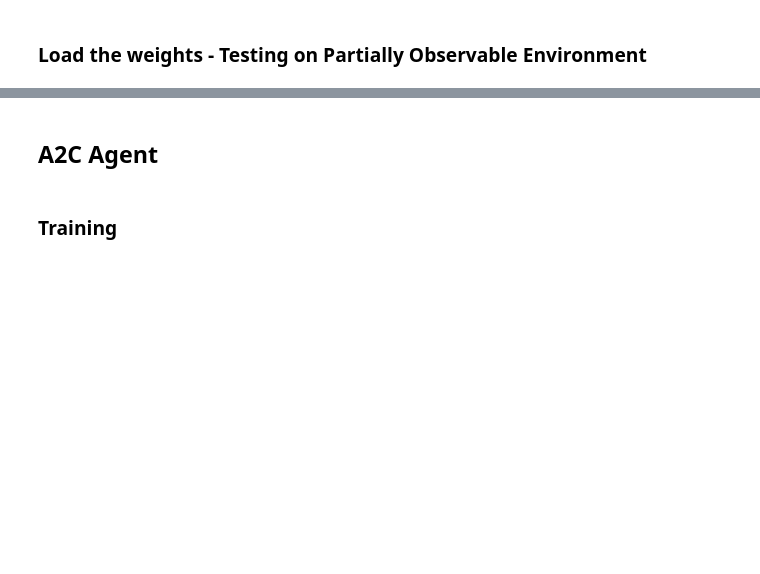
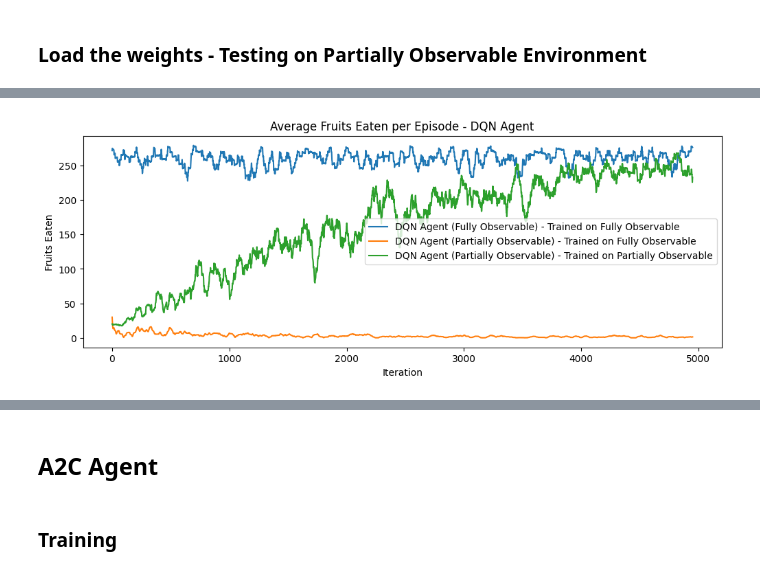
Before and after one commit to eddyfri/Snake-RL, a Jupyter notebook: main.ipynb, the cells around one changed output, grey strips where cells are left out. Saved outputs shown, nothing was run; the diff lists cells and outputs as text; code cells hidden in the pictures; blank space fills up the shorter version.

```diff
--- a/main.ipynb
+++ b/main.ipynb
@@ -277,0 +278,14 @@ plt.close()
+# %%
+plt.figure(figsize=(12, 4))
+plt.plot(moving_average(fruits_eaten_loaded, window), label='DQN Agent (Fully Observable) - Trained on Fully Observable')
+plt.plot(moving_average(fruits_eaten_loaded_po, window), label='DQN Agent (Partially Observable) - Trained on Fully Observable')
+plt.plot(moving_average(fruits_eaten_dqn_po, window), label='DQN Agent (Partially Observable) - Trained on Partially Observable')
+plt.title('Average Fruits Eaten per Episode - DQN Agent')
+plt.xlabel('Iteration')
+plt.ylabel('Fruits Eaten')
+plt.legend()
+plt.savefig("plots/fruits_eaten_dqn.png", bbox_inches='tight')
+plt.show()
+plt.close()
+# %% [output]
+[figure, added]
```
Also changed, not shown: parts of 29 cells of this notebook, 27 other files.
